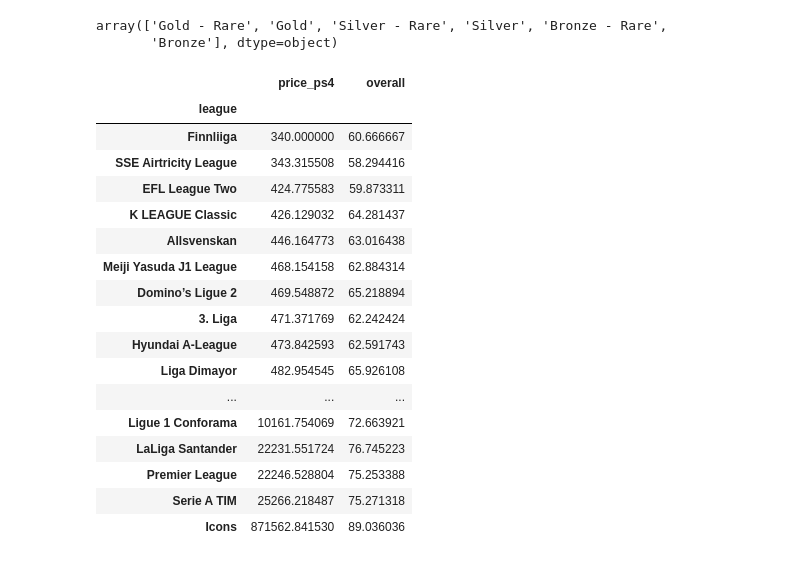
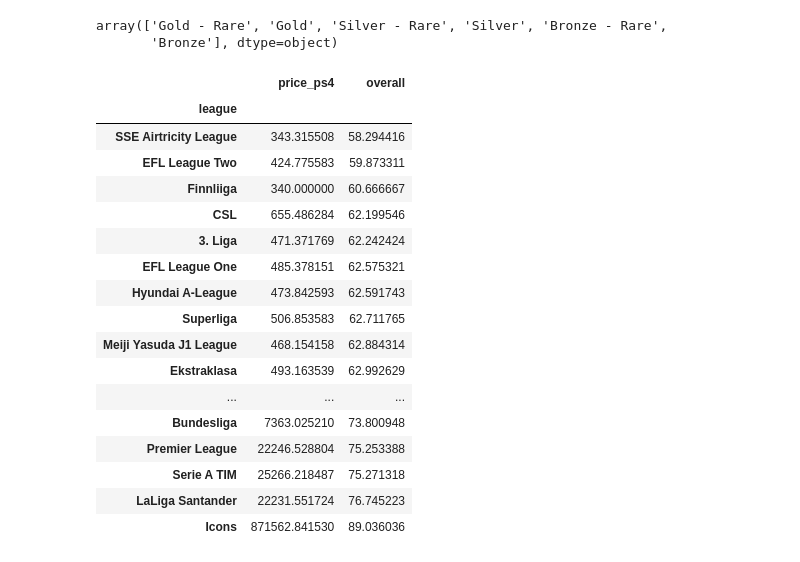
Before and after one commit to EvaSalomon/acamica, a Jupyter notebook: fut19/Desafio.ipynb, the cells around one changed output. Drawn from its saved outputs; the diff is of its cells as text; code cells hidden in the pictures.

```diff
--- a/fut19/Desafio.ipynb
+++ b/fut19/Desafio.ipynb
@@ -42,23 +42,23 @@ array(['Gold - Rare', 'Gold', 'Silver - Rare', 'Silver', 'Bronze - Rare',
 # %%
 leaguesMean = df.loc[:,['league','price_ps4','overall']].groupby(['league']).mean()
 # %%
-leaguesMean.sort_values(by = ['price_ps4','overall'], ascending=True)
+leaguesMean.sort_values(by = ['overall'], ascending=True)
 # %% [output]
 |  | price_ps4 | overall |
 | league |  |  |
-| Finnliiga | 340.000000 | 60.666667 |
 | SSE Airtricity League | 343.315508 | 58.294416 |
 | EFL League Two | 424.775583 | 59.873311 |
-| K LEAGUE Classic | 426.129032 | 64.281437 |
-| Allsvenskan | 446.164773 | 63.016438 |
+| Finnliiga | 340.000000 | 60.666667 |
+| CSL | 655.486284 | 62.199546 |
+| 3. Liga | 471.371769 | 62.242424 |
+| EFL League One | 485.378151 | 62.575321 |
+| Hyundai A-League | 473.842593 | 62.591743 |
+| Superliga | 506.853583 | 62.711765 |
 | Meiji Yasuda J1 League | 468.154158 | 62.884314 |
-| Domino’s Ligue 2 | 469.548872 | 65.218894 |
-| 3. Liga | 471.371769 | 62.242424 |
-| Hyundai A-League | 473.842593 | 62.591743 |
-| Liga Dimayor | 482.954545 | 65.926108 |
+| Ekstraklasa | 493.163539 | 62.992629 |
 | ... | ... | ... |
-| Ligue 1 Conforama | 10161.754069 | 72.663921 |
-| LaLiga Santander | 22231.551724 | 76.745223 |
+| Bundesliga | 7363.025210 | 73.800948 |
 | Premier League | 22246.528804 | 75.253388 |
 | Serie A TIM | 25266.218487 | 75.271318 |
+| LaLiga Santander | 22231.551724 | 76.745223 |
 | Icons | 871562.841530 | 89.036036 |
```
Also changed, not shown: parts of 10 cells of this notebook.
